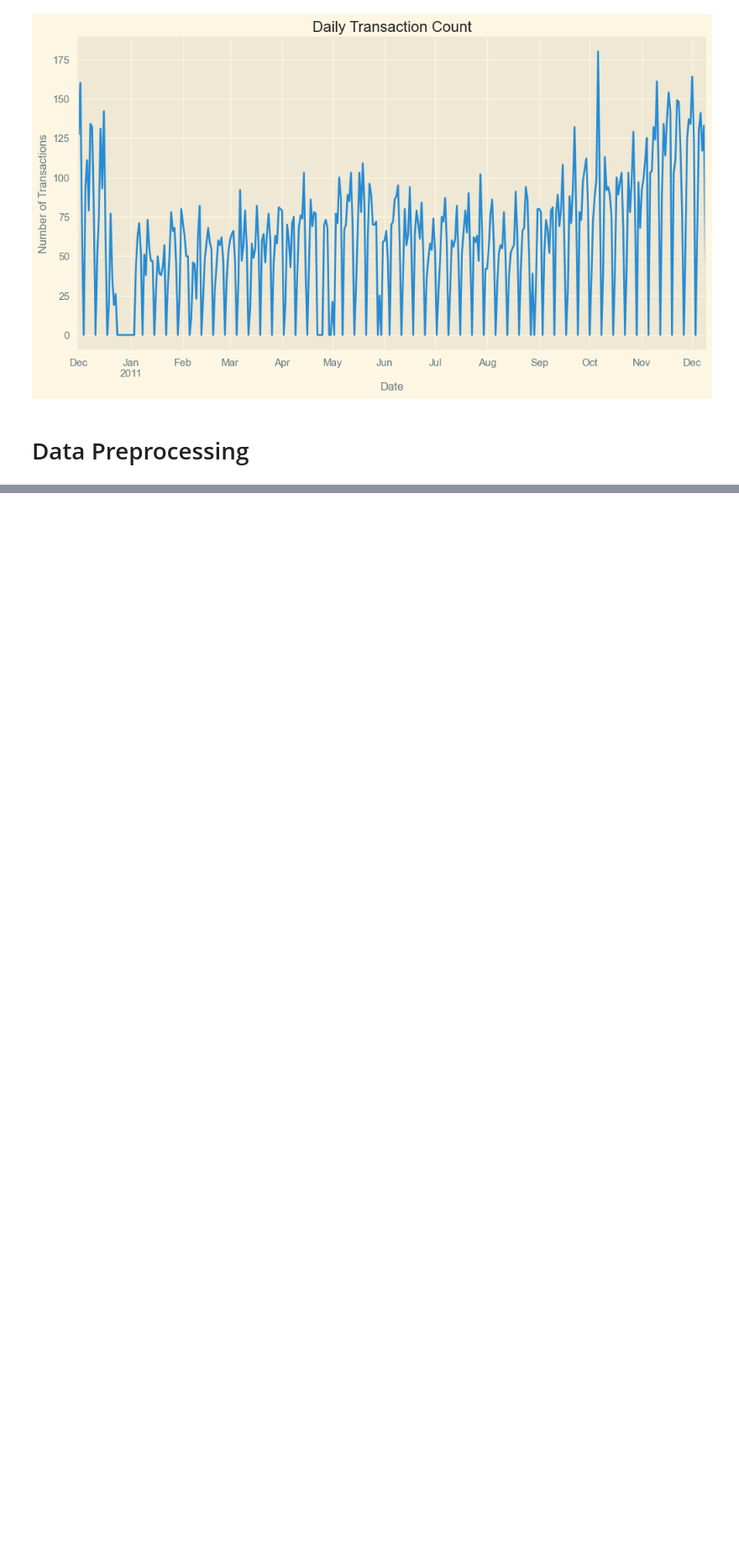
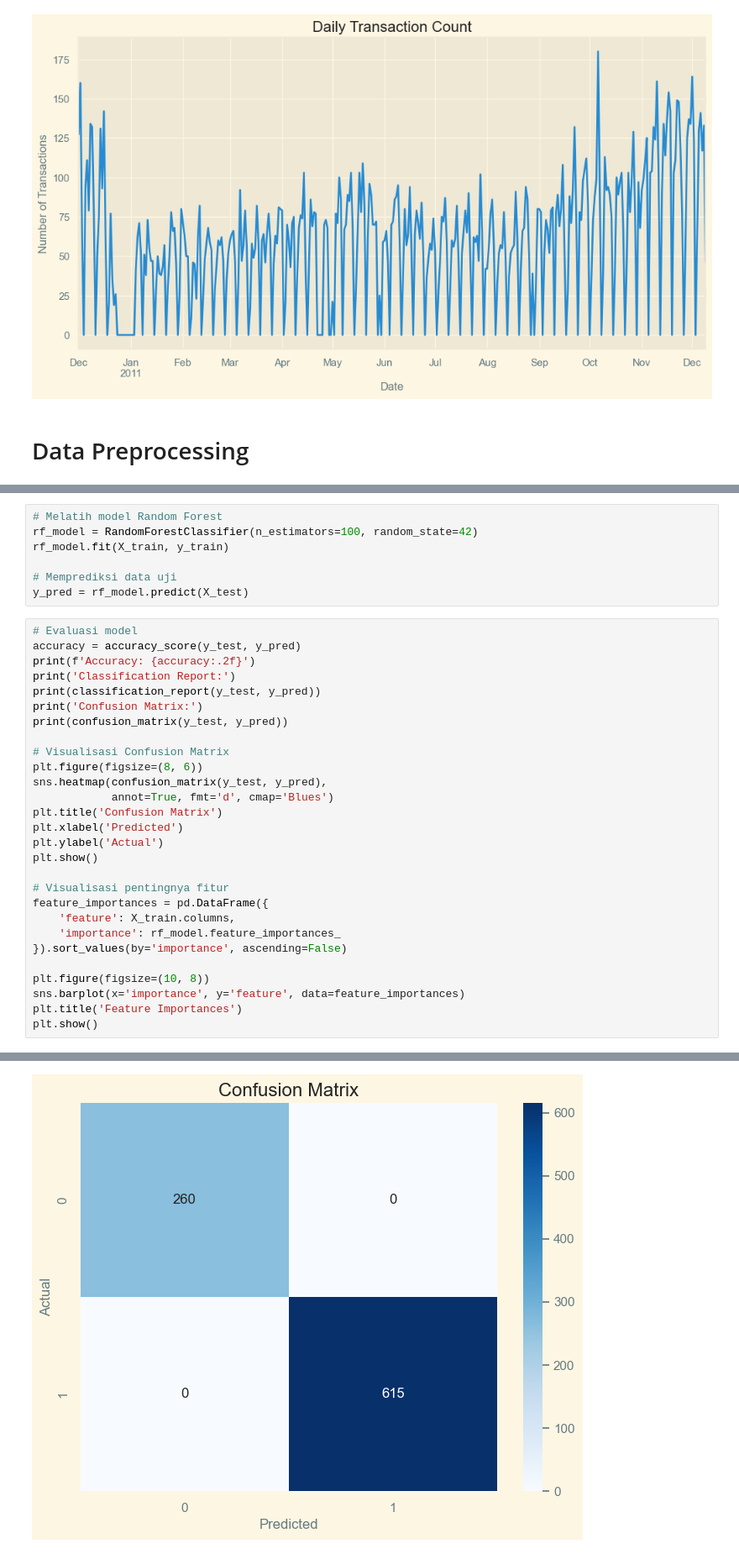
Before and after one commit to Mudhya19/Prediction-Consumers-in-Fashion-Retail, a Jupyter notebook: prediction_consumers_fashion_retail.ipynb, the cells around one changed output, grey strips where cells are left out. Shown at 84% size. Drawn from its saved outputs; the diff is of its cells as text; blank space fills up the shorter version.

Commit message:
menambahkan data preprosessing, model randomm forest dan evaluasi

```diff
--- a/prediction_consumers_fashion_retail.ipynb
+++ b/prediction_consumers_fashion_retail.ipynb
@@ -866,0 +801,36 @@ print(f"RMSE: {rmse:.2f}")
+# %%
+# Melatih model Random Forest
+rf_model = RandomForestClassifier(n_estimators=100, random_state=42)
+rf_model.fit(X_train, y_train)
+
+# Memprediksi data uji
+y_pred = rf_model.predict(X_test)
+# %%
+# Evaluasi model
+accuracy = accuracy_score(y_test, y_pred)
+print(f'Accuracy: {accuracy:.2f}')
+print('Classification Report:')
+print(classification_report(y_test, y_pred))
+print('Confusion Matrix:')
+print(confusion_matrix(y_test, y_pred))
+
+# Visualisasi Confusion Matrix
+plt.figure(figsize=(8, 6))
+sns.heatmap(confusion_matrix(y_test, y_pred),
+            annot=True, fmt='d', cmap='Blues')
+plt.title('Confusion Matrix')
+plt.xlabel('Predicted')
+plt.ylabel('Actual')
+plt.show()
+
+# Visualisasi pentingnya fitur
+feature_importances = pd.DataFrame({
+    'feature': X_train.columns,
+    'importance': rf_model.feature_importances_
+}).sort_values(by='importance', ascending=False)
+
+plt.figure(figsize=(10, 8))
+sns.barplot(x='importance', y='feature', data=feature_importances)
+plt.title('Feature Importances')
+plt.show()
+# %% [output]
@@ -866,0 +851 @@ print(f"RMSE: {rmse:.2f}")
+[figure, added]
```
Also changed, not shown: parts of 8 cells of this notebook.
